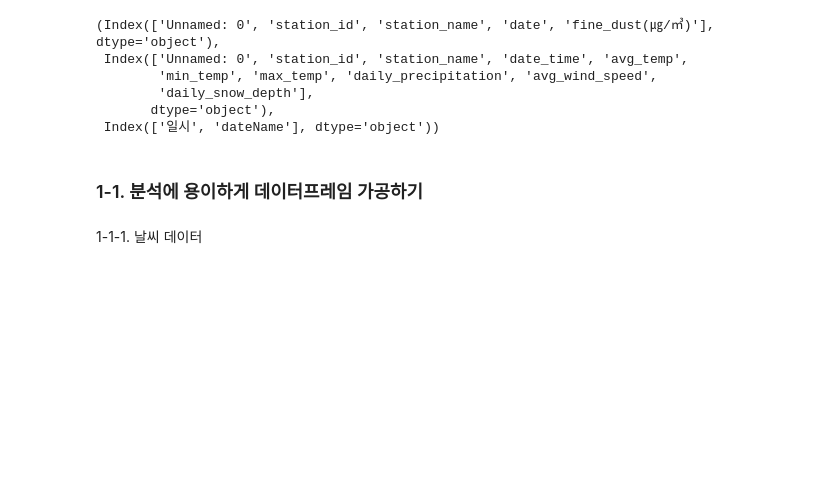
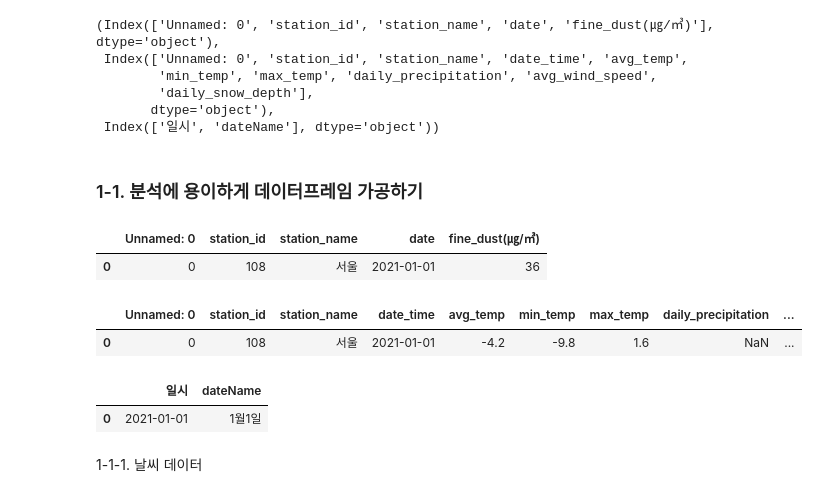
Before and after one commit to mini-project-y/1st_mini_project, a Jupyter notebook: Yuri/p_analysis_weather_with_comment.ipynb, the cells around one changed output. Drawn from its saved outputs; the diff is of its cells as text; code cells hidden in the pictures; blank space fills up the shorter version.

```diff
--- a/Yuri/p_analysis_weather_with_comment.ipynb
+++ b/Yuri/p_analysis_weather_with_comment.ipynb
@@ -117,6 +35,21 @@ fine_dust_df.columns, weather_df.columns, holiday_df.columns
  Index(['일시', 'dateName'], dtype='object'))
 # %% [markdown]
 ### 1-1. 분석에 용이하게 데이터프레임 가공하기
+# %%
+fine_dust_df.head(1)
+# %% [output]
+|  | Unnamed: 0 | station_id | station_name | date | fine_dust(㎍/㎥) |
+| 0 | 0 | 108 | 서울 | 2021-01-01 | 36 |
+# %%
+weather_df.head(1)
+# %% [output]
+|  | Unnamed: 0 | station_id | station_name | date_time | avg_temp | min_temp | max_temp | daily_precipitation | ... |
+| 0 | 0 | 108 | 서울 | 2021-01-01 | -4.2 | -9.8 | 1.6 | NaN | ... |
+# %%
+holiday_df.head(1)
+# %% [output]
+|  | 일시 | dateName |
+| 0 | 2021-01-01 | 1월1일 |
 # %% [markdown]
 1-1-1. 날씨 데이터
 # %%
```
Also changed, not shown: parts of 1 cell of this notebook, 2 other files.
